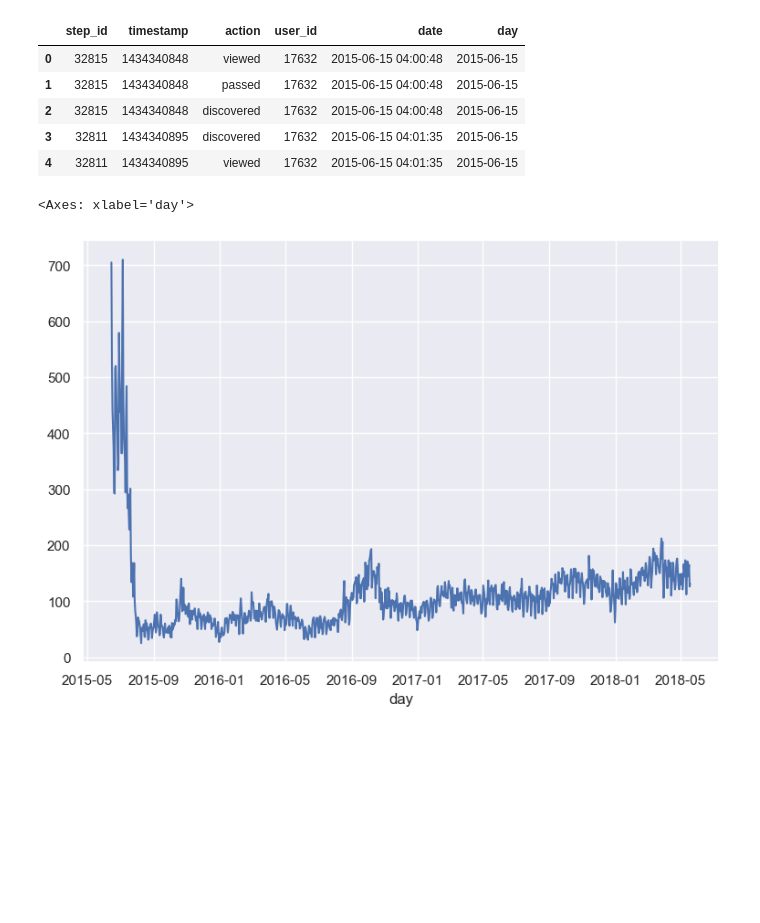
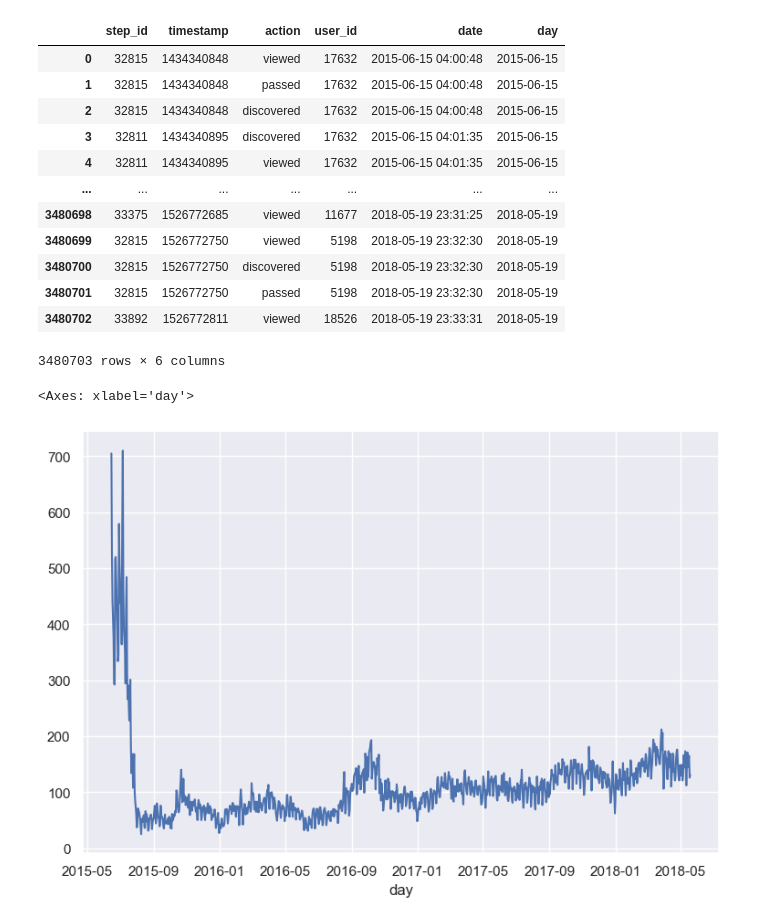
Before and after one commit to nkhaldi/AI, a Jupyter notebook: Stepik/Lesson 1.10.ipynb, the cells around one changed output. Saved outputs shown, nothing was run; the diff lists cells and outputs as text; code cells hidden in the pictures; blank space fills up the shorter version.

```diff
--- a/Stepik/Lesson 1.10.ipynb
+++ b/Stepik/Lesson 1.10.ipynb
@@ -24,14 +29,21 @@ events_df.head()
 events_df["date"] = pd.to_datetime(events_df.timestamp, unit='s')
 events_df["day"] = events_df.date.dt.date
 # %%
-events_df.head()
+events_df
 # %% [output]
 |  | step_id | timestamp | action | user_id | date | day |
 | 0 | 32815 | 1434340848 | viewed | 17632 | 2015-06-15 04:00:48 | 2015-06-15 |
 | 1 | 32815 | 1434340848 | passed | 17632 | 2015-06-15 04:00:48 | 2015-06-15 |
 | 2 | 32815 | 1434340848 | discovered | 17632 | 2015-06-15 04:00:48 | 2015-06-15 |
 | 3 | 32811 | 1434340895 | discovered | 17632 | 2015-06-15 04:01:35 | 2015-06-15 |
 | 4 | 32811 | 1434340895 | viewed | 17632 | 2015-06-15 04:01:35 | 2015-06-15 |
+| ... | ... | ... | ... | ... | ... | ... |
+| 3480698 | 33375 | 1526772685 | viewed | 11677 | 2018-05-19 23:31:25 | 2018-05-19 |
+| 3480699 | 32815 | 1526772750 | viewed | 5198 | 2018-05-19 23:32:30 | 2018-05-19 |
+| 3480700 | 32815 | 1526772750 | discovered | 5198 | 2018-05-19 23:32:30 | 2018-05-19 |
+| 3480701 | 32815 | 1526772750 | passed | 5198 | 2018-05-19 23:32:30 | 2018-05-19 |
+| 3480702 | 33892 | 1526772811 | viewed | 18526 | 2018-05-19 23:33:31 | 2018-05-19 |
+3480703 rows × 6 columns
 # %%
 events_df.groupby("day").user_id.nunique().plot()
 # %% [output]
```
Also changed, not shown: parts of 36 cells of this notebook.
